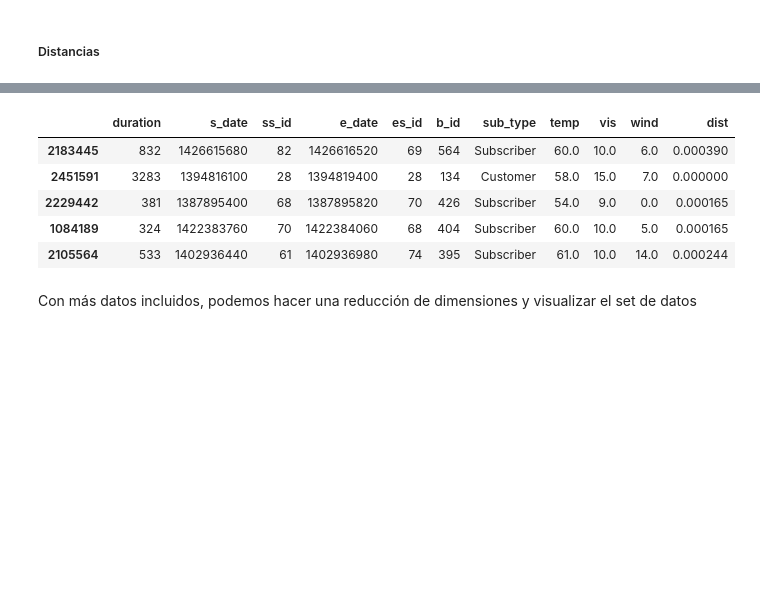
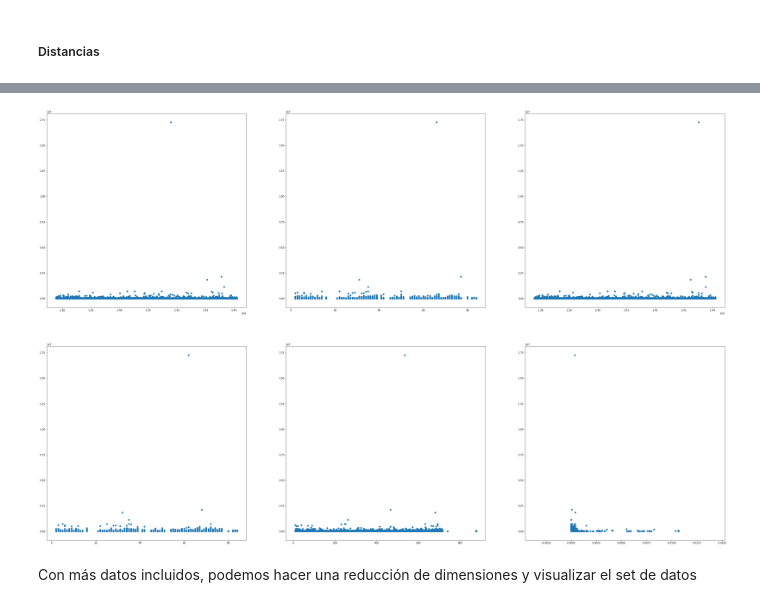
Before and after one commit to frisjon/tp2, a Jupyter notebook: trabajo_practico_2.ipynb, the cells around one changed output, grey strips where cells are left out. Cells and saved outputs as stored; diff of their text form; code cells hidden in the pictures; blank space fills up the shorter version.

Commit message:
Algunos plots de los datos. Tambien probe algunos algoritmos de sk-learn

```diff
--- a/trabajo_practico_2.ipynb
+++ b/trabajo_practico_2.ipynb
@@ -276,10 +266,10 @@ test.s_date = pd.to_datetime(test.s_date, format='%m/%d/%Y %H:%M')
 test.e_date = pd.to_datetime(test.e_date, format='%m/%d/%Y %H:%M')
 
 # Creamos una columna 'date' para poder hacer un merge con los datos del clima
-train['date'] = pd.DatetimeIndex(train.s_date).normalize()
+#train['date'] = pd.DatetimeIndex(train.s_date).normalize()
 
 # Convirtiendo a unix time
-#train.s_date = pd.DatetimeIndex(train.s_date).astype(np.int64) // 10**9
-#train.e_date = pd.DatetimeIndex(train.e_date).astype(np.int64) // 10**9
-#test.s_date = pd.DatetimeIndex(test.s_date).astype(np.int64) // 10**9
-#test.e_date = pd.DatetimeIndex(test.e_date).astype(np.int64) // 10**9
+train.s_date = pd.DatetimeIndex(train.s_date).astype(np.int64) // 10**9
+train.e_date = pd.DatetimeIndex(train.e_date).astype(np.int64) // 10**9
+test.s_date = pd.DatetimeIndex(test.s_date).astype(np.int64) // 10**9
+test.e_date = pd.DatetimeIndex(test.e_date).astype(np.int64) // 10**9
@@ -346,9 +328,6 @@ df = df.merge(distancias, how='left', on=['ss_id','es_id'])
-# %%
-df.sample(3)
-# %% [output]
-|  | duration | s_date | ss_id | e_date | es_id | b_id | sub_type | temp | vis | wind | dist |
-| 2183445 | 832 | 1426615680 | 82 | 1426616520 | 69 | 564 | Subscriber | 60.0 | 10.0 | 6.0 | 0.000390 |
-| 2451591 | 3283 | 1394816100 | 28 | 1394819400 | 28 | 134 | Customer | 58.0 | 15.0 | 7.0 | 0.000000 |
-| 2229442 | 381 | 1387895400 | 68 | 1387895820 | 70 | 426 | Subscriber | 54.0 | 9.0 | 0.0 | 0.000165 |
-| 1084189 | 324 | 1422383760 | 70 | 1422384060 | 68 | 404 | Subscriber | 60.0 | 10.0 | 5.0 | 0.000165 |
-| 2105564 | 533 | 1402936440 | 61 | 1402936980 | 74 | 395 | Subscriber | 61.0 | 10.0 | 14.0 | 0.000244 |
+# %%
+# por ahora dejo el que esta abajo, porque, weather tiene NaNs y eso hace que no se pueda graficar
+# se soluciona quitando los NaNs de weather.
+
+#df = df.merge(distancias, how='left', on=['ss_id','es_id'])
+df = train.merge(distancias, how='left', on=['ss_id','es_id'])
@@ -355,2 +336,12 @@ df.sample(3)
+# %%
+plots = ['s_date', 'ss_id', 'e_date', 'es_id', 'b_id', 'dist']
+fig = plt.figure(figsize=(50,50))
+
+for i in range(len(plots)):
+    ax = fig.add_subplot(331 + i)
+    ax.scatter(df[plots[i]], df['duration']);
+plt.show()
+# %% [output]
+[figure, added]
 # %% [markdown]
 Con más datos incluidos, podemos hacer una reducción de dimensiones y visualizar el set de datos
```
Also changed, not shown: parts of 22 cells of this notebook.
